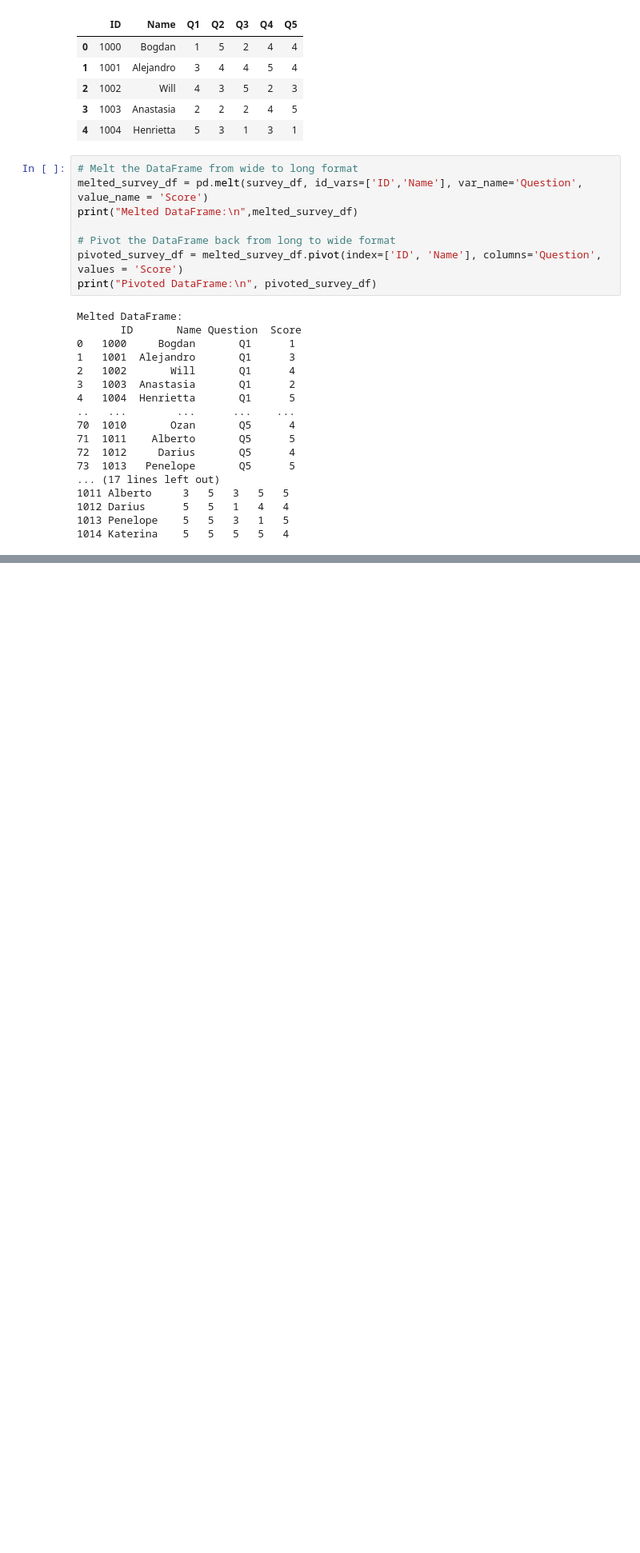
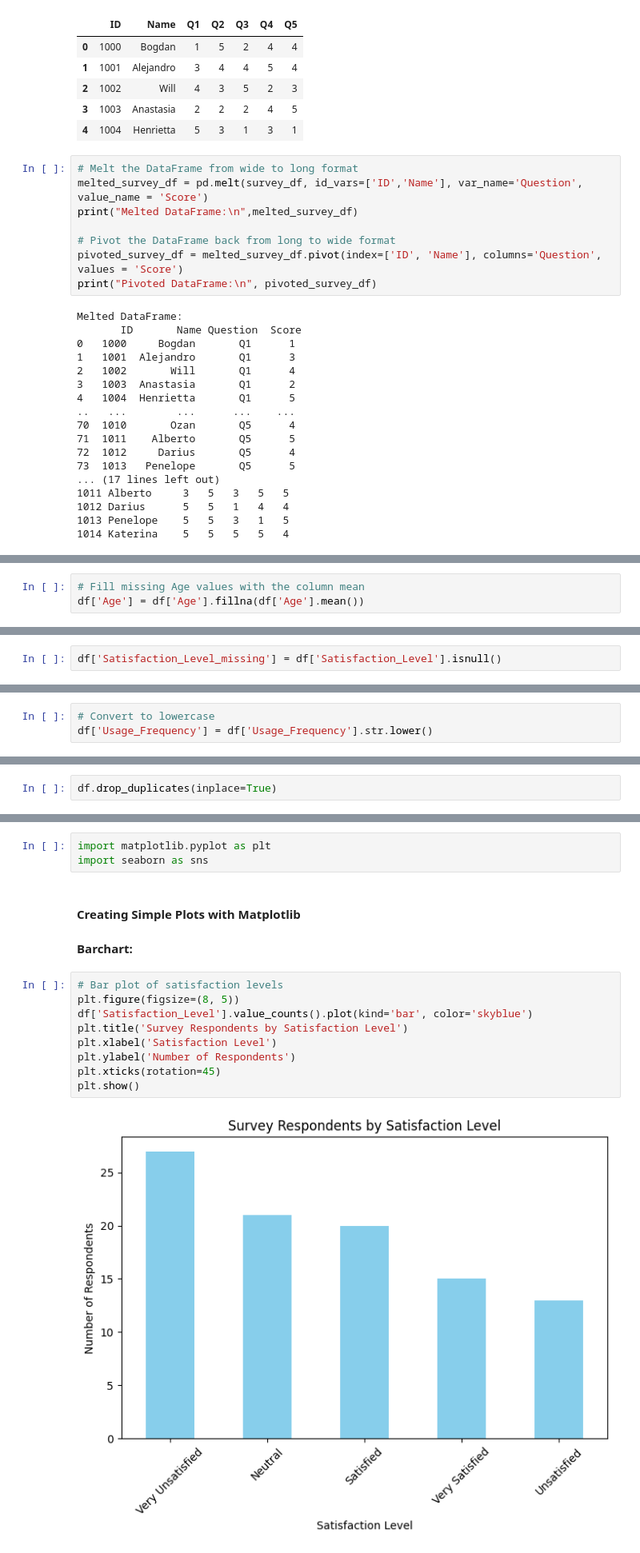
Before and after one commit to AnalyticalAscent/LearningPython, a Jupyter notebook: Learning_Python_Notes.ipynb, the cells around one changed output, grey strips where cells are left out. Shown at 80% size. Saved outputs shown, nothing was run; the diff lists cells and outputs as text; blank space fills up the shorter version.

```diff
--- a/Learning_Python_Notes.ipynb
+++ b/Learning_Python_Notes.ipynb
@@ -407,0 +483,3 @@ Melted DataFrame:
+# %%
+# Fill missing Age values with the column mean
+df['Age'] = df['Age'].fillna(df['Age'].mean())
@@ -407,0 +492,2 @@ Melted DataFrame:
+# %%
+df['Satisfaction_Level_missing'] = df['Satisfaction_Level'].isnull()
@@ -407,0 +506,3 @@ Melted DataFrame:
+# %%
+# Convert to lowercase
+df['Usage_Frequency'] = df['Usage_Frequency'].str.lower()
@@ -407,0 +513,2 @@ Melted DataFrame:
+# %%
+df.drop_duplicates(inplace=True)
@@ -407,0 +576,18 @@ Melted DataFrame:
+# %%
+import matplotlib.pyplot as plt
+import seaborn as sns
+# %% [markdown]
+#### Creating Simple Plots with Matplotlib
+# %% [markdown]
+**Barchart:**
+# %%
+# Bar plot of satisfaction levels
+plt.figure(figsize=(8, 5))
+df['Satisfaction_Level'].value_counts().plot(kind='bar', color='skyblue')
+plt.title('Survey Respondents by Satisfaction Level')
+plt.xlabel('Satisfaction Level')
+plt.ylabel('Number of Respondents')
+plt.xticks(rotation=45)
+plt.show()
+# %% [output]
+[figure, added]
```
Also changed, not shown: parts of 53 cells of this notebook.
